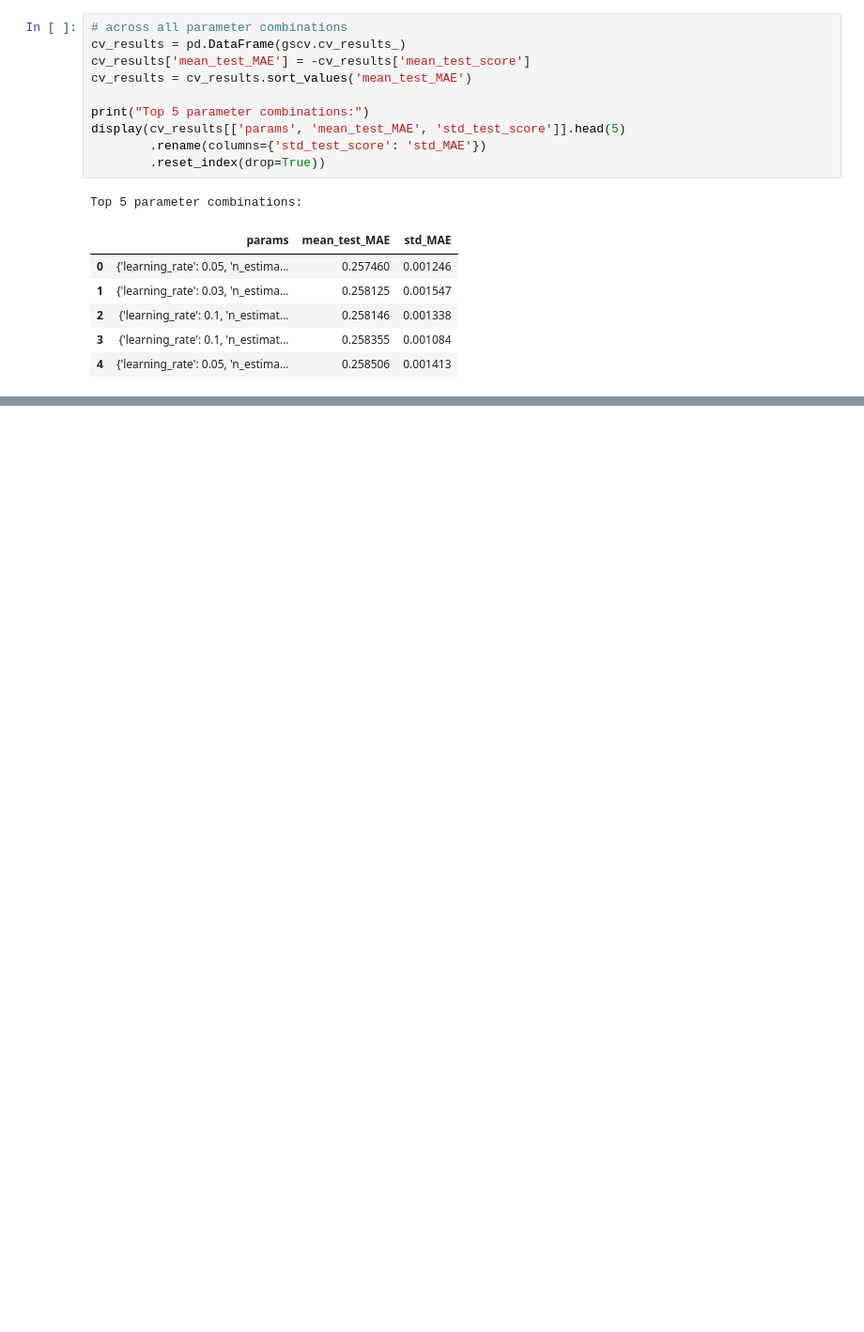
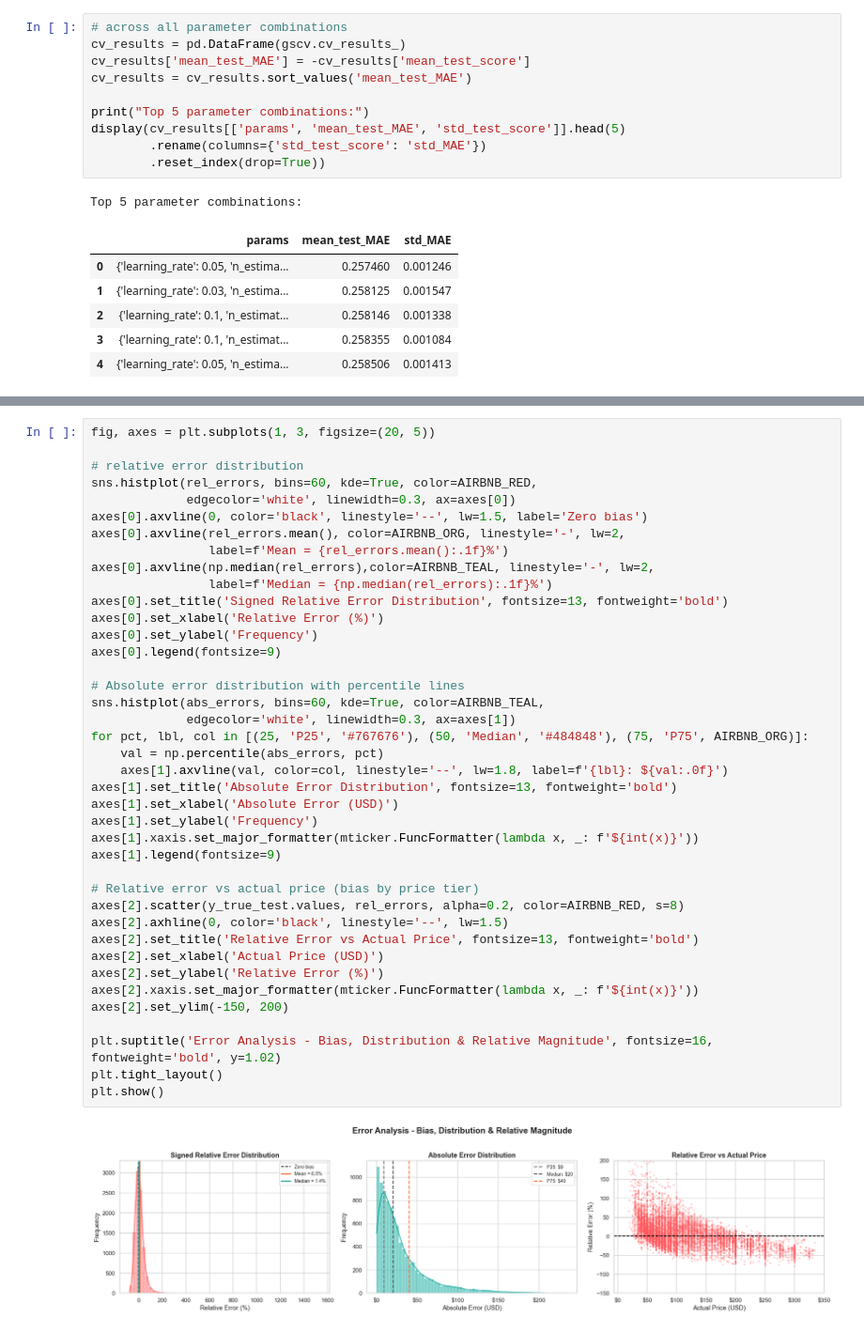
Before and after one commit to 1giorgiadamia/smart_apartment_pricing, a Jupyter notebook: model.ipynb, the cells around one changed output, grey strips where cells are left out. Shown at 94% size. Saved outputs shown, nothing was run; the diff lists cells and outputs as text; blank space fills up the shorter version.

Commit message:
added section about target transformation and relative error analysis

```diff
--- a/model.ipynb
+++ b/model.ipynb
@@ -918,3 +990,45 @@ Top 5 parameter combinations:
+# %%
+fig, axes = plt.subplots(1, 3, figsize=(20, 5))
+
+# relative error distribution
+sns.histplot(rel_errors, bins=60, kde=True, color=AIRBNB_RED,
+             edgecolor='white', linewidth=0.3, ax=axes[0])
+axes[0].axvline(0, color='black', linestyle='--', lw=1.5, label='Zero bias')
+axes[0].axvline(rel_errors.mean(), color=AIRBNB_ORG, linestyle='-', lw=2,
+                label=f'Mean = {rel_errors.mean():.1f}%')
+axes[0].axvline(np.median(rel_errors),color=AIRBNB_TEAL, linestyle='-', lw=2,
+                label=f'Median = {np.median(rel_errors):.1f}%')
+axes[0].set_title('Signed Relative Error Distribution', fontsize=13, fontweight='bold')
+axes[0].set_xlabel('Relative Error (%)')
+axes[0].set_ylabel('Frequency')
+axes[0].legend(fontsize=9)
+
+# Absolute error distribution with percentile lines
+sns.histplot(abs_errors, bins=60, kde=True, color=AIRBNB_TEAL,
+             edgecolor='white', linewidth=0.3, ax=axes[1])
+for pct, lbl, col in [(25, 'P25', '#767676'), (50, 'Median', '#484848'), (75, 'P75', AIRBNB_ORG)]:
+    val = np.percentile(abs_errors, pct)
+    axes[1].axvline(val, color=col, linestyle='--', lw=1.8, label=f'{lbl}: ${val:.0f}')
+axes[1].set_title('Absolute Error Distribution', fontsize=13, fontweight='bold')
+axes[1].set_xlabel('Absolute Error (USD)')
+axes[1].set_ylabel('Frequency')
+axes[1].xaxis.set_major_formatter(mticker.FuncFormatter(lambda x, _: f'${int(x)}'))
+axes[1].legend(fontsize=9)
+
+# Relative error vs actual price (bias by price tier)
+axes[2].scatter(y_true_test.values, rel_errors, alpha=0.2, color=AIRBNB_RED, s=8)
+axes[2].axhline(0, color='black', linestyle='--', lw=1.5)
+axes[2].set_title('Relative Error vs Actual Price', fontsize=13, fontweight='bold')
+axes[2].set_xlabel('Actual Price (USD)')
+axes[2].set_ylabel('Relative Error (%)')
+axes[2].xaxis.set_major_formatter(mticker.FuncFormatter(lambda x, _: f'${int(x)}'))
+axes[2].set_ylim(-150, 200)
+
+plt.suptitle('Error Analysis - Bias, Distribution & Relative Magnitude', fontsize=16, fontweight='bold', y=1.02)
+plt.tight_layout()
+plt.show()
+# %% [output]
+[figure, added]
 # %% [markdown]
 ---
 ## 10. Conclusion
```
Also changed, not shown: parts of 30 cells of this notebook.
